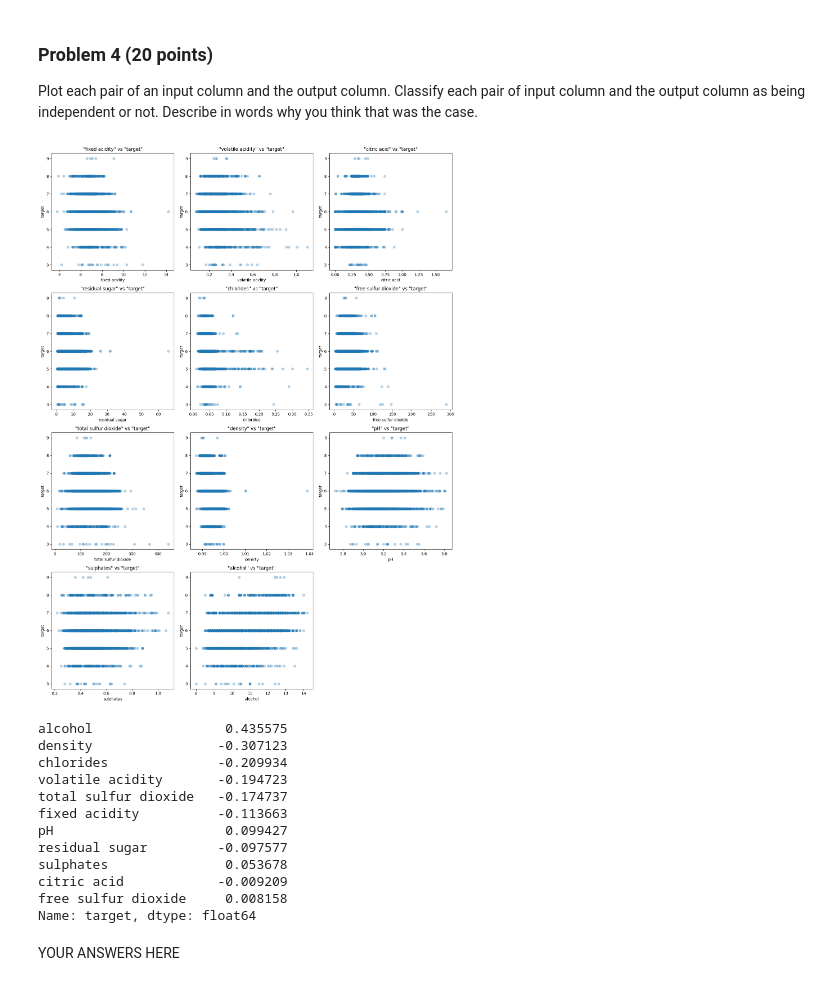
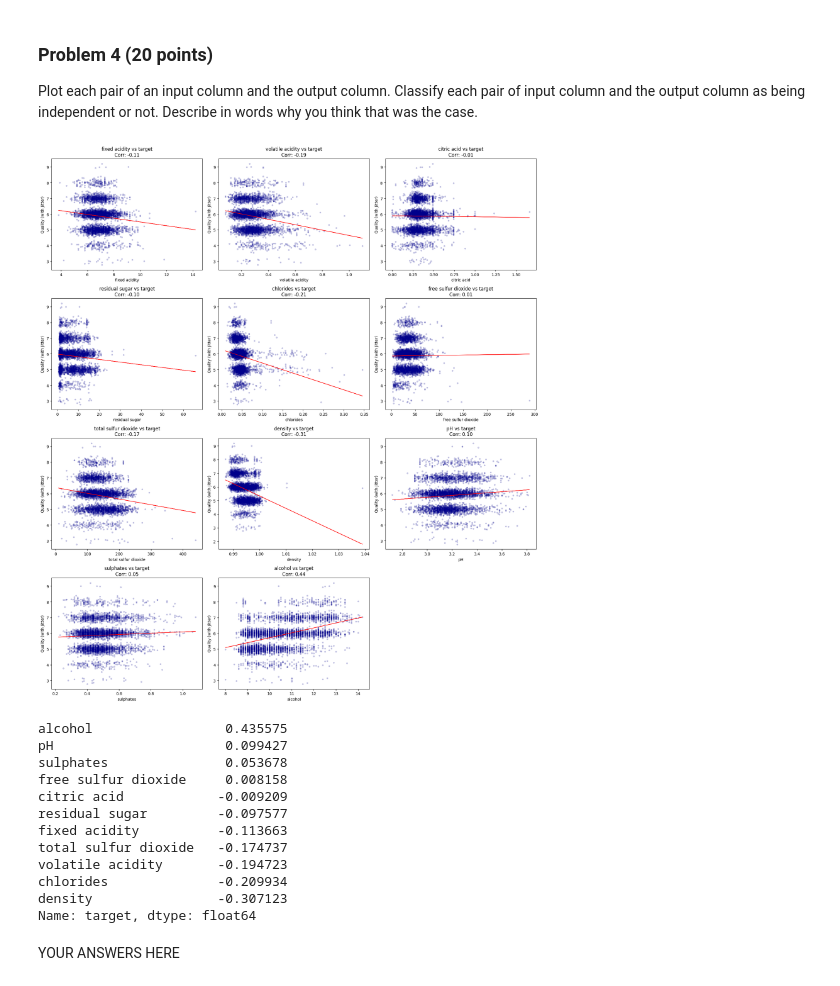
Before and after one commit to kronenflex/homeworks_mds_DX_601, a Jupyter notebook: homework12ds/project.ipynb, the cells around one changed output. Drawn from its saved outputs; the diff is of its cells as text; code cells hidden in the pictures.

```diff
--- a/homework12ds/project.ipynb
+++ b/homework12ds/project.ipynb
@@ -202,47 +187,55 @@ Plot each pair of an input column and the output column.
 Classify each pair of input column and the output column as being independent or not.
 Describe in words why you think that was the case.
 # %%
-# YOUR CODE HERE
-
 target_col = "target"
 input_cols = df.columns.drop(target_col)
-target = df[target_col]
+y_real = df[target_col]
+rng = np.random.default_rng(42)
+y_jittered = y_real + rng.normal(0, 0.15, size=len(y_real))
 
 n_cols = 3
 n_rows = math.ceil(len(input_cols) / n_cols)
 
-fig, axes = plt.subplots(n_rows, n_cols, figsize=(15, n_rows * 5))
+fig, axes = plt.subplots(n_rows, n_cols, figsize=(18, n_rows * 5))
 axes = axes.flatten()
 
 for i, col in enumerate(input_cols):
     ax = axes[i]
-    ax.scatter(df[col], target, alpha=0.3)
-    ax.set_title(f'"{col}" vs "{target_col}"')
+    # Calculate correlation
+    corr = df[col].corr(y_real)
+
+    # Plot Y-axis
+    ax.scatter(df[col], y_jittered, alpha=0.2, s=10, color='darkblue')
+
+    # regression line to dependency
+    m, b = np.polyfit(df[col], y_real, 1)
+    ax.plot(df[col], m*df[col] + b, color='red', linewidth=1)
+
+    ax.set_title(f'{col} vs target\nCorr: {corr:.2f}')
     ax.set_xlabel(col)
-    ax.set_ylabel(target_col)
+    ax.set_ylabel("Quality (with Jitter)")
 
 for j in range(i + 1, len(axes)):
-    axes[j].axis("off")
+    fig.delaxes(axes[j])
 
 plt.tight_layout()
 plt.show()
 # %% [output]
-[figure, old version]
+[figure, new version]
 # %%
-corr_with_target = df.corr()["target"].drop("target").sort_values(key=lambda s: s.abs(), ascending=False)
-print(corr_with_target)
+print(df.corr()[target_col].drop(target_col).sort_values(ascending=False))
 # %% [output]
 alcohol                 0.435575
+pH                      0.099427
+sulphates               0.053678
+free sulfur dioxide     0.008158
+citric acid            -0.009209
+residual sugar         -0.097577
+fixed acidity          -0.113663
+total sulfur dioxide   -0.174737
+volatile acidity       -0.194723
+chlorides              -0.209934
 density                -0.307123
-chlorides              -0.209934
-volatile acidity       -0.194723
-total sulfur dioxide   -0.174737
-fixed acidity          -0.113663
-pH                      0.099427
-residual sugar         -0.097577
-sulphates               0.053678
-citric acid            -0.009209
-free sulfur dioxide     0.008158
 Name: target, dtype: float64
 # %% [markdown]
 YOUR ANSWERS HERE
```
Also changed, not shown: parts of 35 cells of this notebook.
